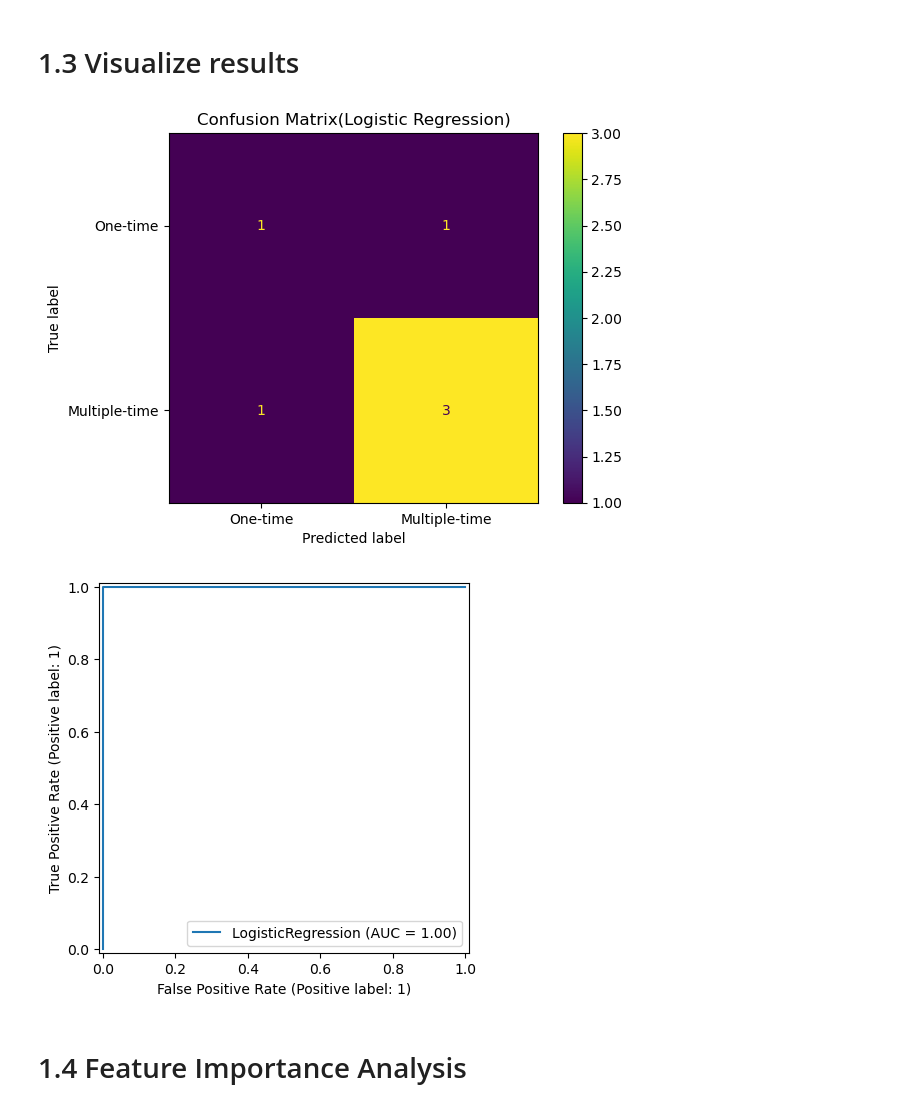
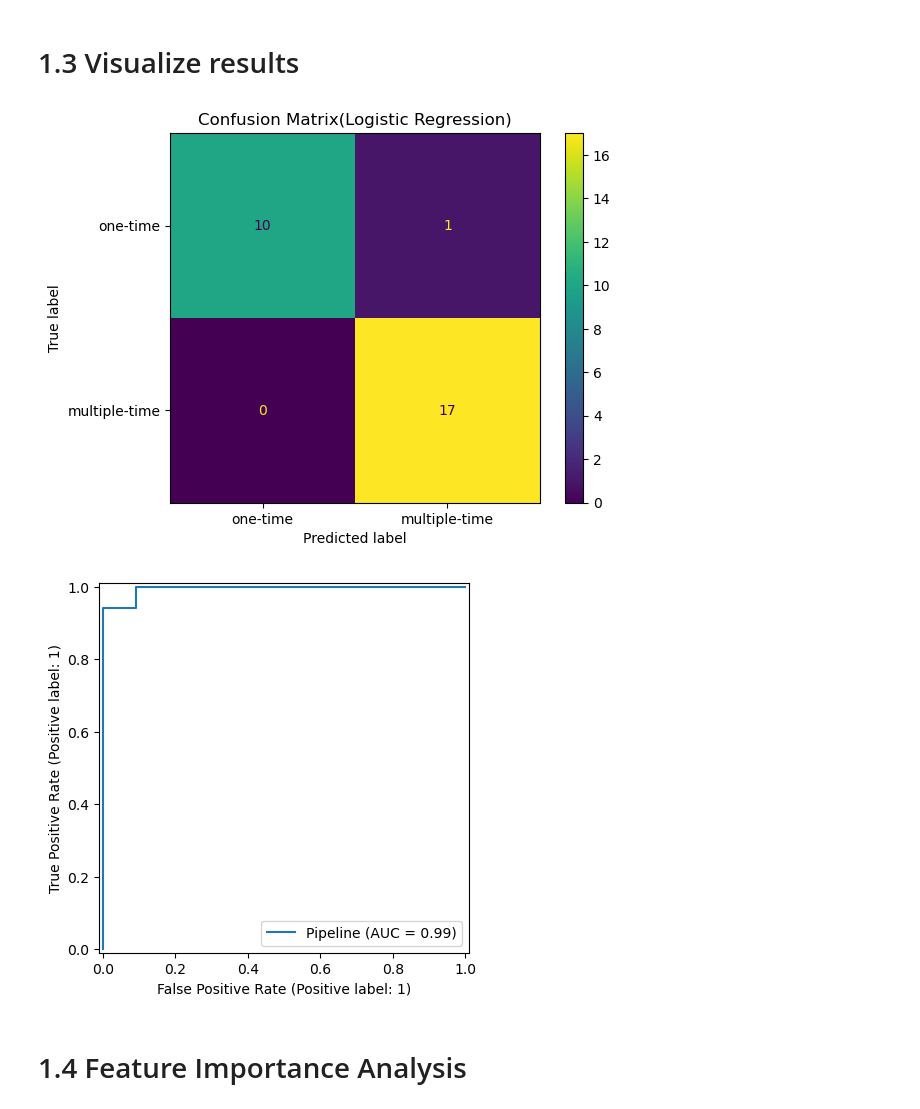
Before and after one commit to Yijun-cat/ML_DMT, a Jupyter notebook: training_model.ipynb, the cells around one changed output. Saved outputs shown, nothing was run; the diff lists cells and outputs as text; code cells hidden in the pictures.

```diff
--- a/training_model.ipynb
+++ b/training_model.ipynb
@@ -116,6 +114,6 @@ grid_search_logreg.fit( X.values, y.values )
 best_params_logreg = grid_search_logreg.best_params_
 print( f"Best parameters: {best_params_logreg}" )
 
-best_log_reg = grid_search_logreg.best_estimator_
+best_logreg = grid_search_logreg.best_estimator_
 # %% [output]
 Best parameters: {'logistic_regression__C': 0.1, 'logistic_regression__penalty': 'l2'}
@@ -146,4 +148,26 @@ multiple-time       0.67      1.00      0.80         4
 # %%
 from sklearn.metrics import confusion_matrix, classification_report
 
+y_true_logreg = []
+y_pred_logreg = []
+y_proba_logreg = []
+X_test_scaled = []
+
 for train_index, test_index in loo.split( X.values ):
+    X_train, X_test = X.values[train_index], X.values[test_index]
+    y_train, y_test = y.values[train_index], y.values[test_index]
+    best_logreg.fit( X_train, y_train )
+    pred = best_logreg.predict( X_test )
+    prob = best_logreg.predict_proba( X_test )[:, 1]
+    X_test_scaled.append( X_test[0] )
+    y_true_logreg.append( y_test[0] )
+    y_pred_logreg.append( pred[0] )
+    y_proba_logreg.append( prob[0] )
+
+X_test_scaled = np.array( X_test_scaled )
+# y_true_logreg = np.array ( y_true_logreg )
+# y_pred_logreg = np.array( y_pred_logreg )
+confusion = confusion_matrix( y_true_logreg, y_pred_logreg )
+print( f"Confusion matrix: \n{confusion}" )
+print()
+print( classification_report( y_true_logreg, y_pred_logreg, target_names = ['one-time', 'multiple-time'] ) )
@@ -152,20 +209,25 @@ for train_index, test_index in loo.split( X.values ):
 # %%
 import matplotlib.pyplot as plt
 from sklearn.metrics import auc, roc_curve, RocCurveDisplay, ConfusionMatrixDisplay
 
-confusion_disp = ConfusionMatrixDisplay( confusion_matrix=confusion,
-                                        display_labels=['One-time', 'Multiple-time'] )
-confusion_disp.plot()
+ConfusionMatrixDisplay.from_estimator( best_logreg, X_test_scaled, y_true_logreg, display_labels = ['one-time', 'multiple-time'] )
 plt.title( 'Confusion Matrix(Logistic Regression)' )
 plt.show()
 
-fpr, tpr, thresholds = roc_curve( y_test, y_pred_proba )
-roc_auc = auc( fpr, tpr )
-RocCurveDisplay.from_estimator( best_log_reg, X_test_scaled, y_test )
+RocCurveDisplay.from_estimator( best_logreg, X_test_scaled, y_true_logreg )
 plt.show()
+
+# confusion_disp.plot()
+# plt.title( 'Confusion Matrix(Logistic Regression)' )
+# plt.show()
+
+# fpr, tpr, thresholds = roc_curve( y_test, y_pred_proba )
+# roc_auc = auc( fpr, tpr )
+# RocCurveDisplay.from_estimator( best_log_reg, X_test_scaled, y_test )
+# plt.show()
 # %% [output]
-[figure, old version]
+[figure, new version]
-[figure, old version]
+[figure, new version]
 # %% [markdown]
 # 1.4 Feature Importance Analysis
 # %%
```
Also changed, not shown: parts of 7 cells of this notebook.
